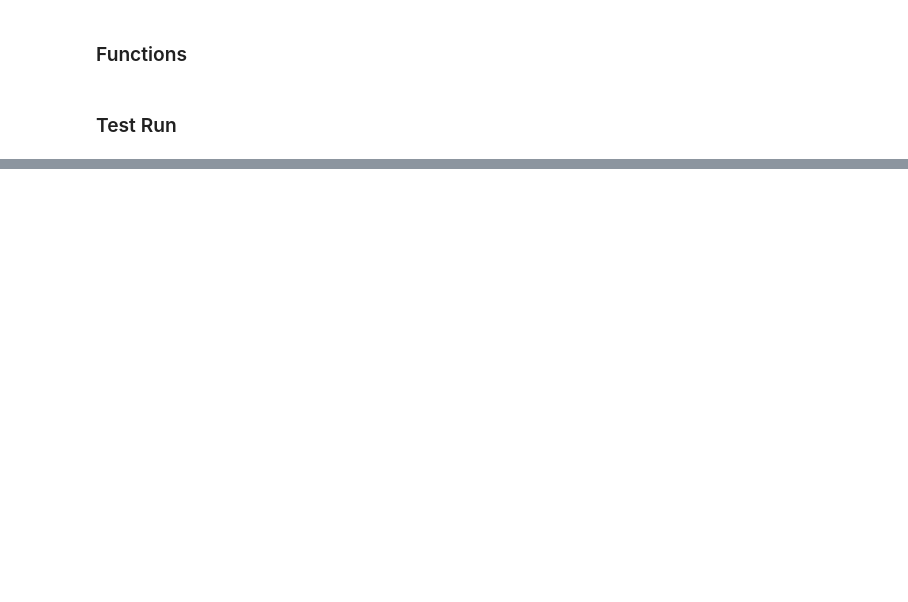
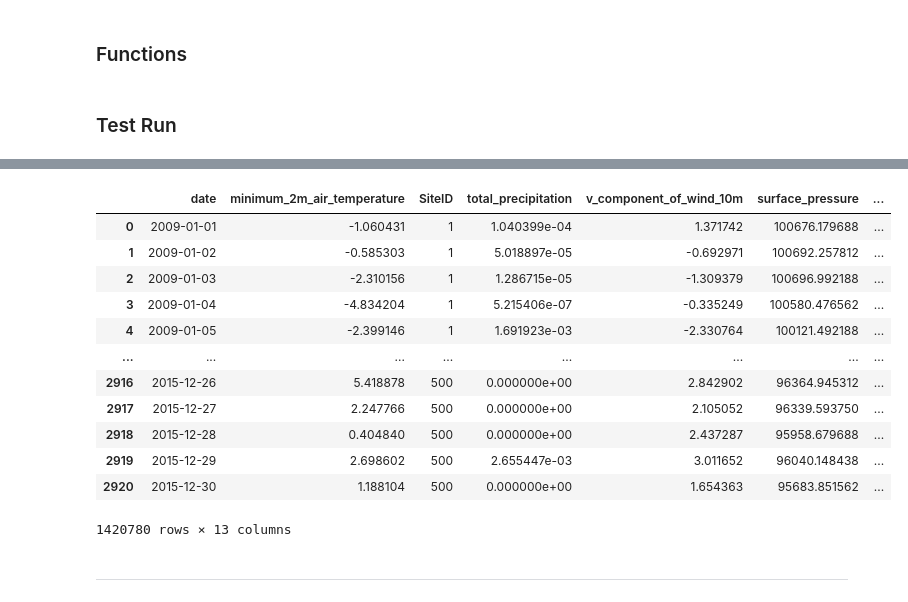
Before and after one commit to padasch/ifn_analysis, a Jupyter notebook: python/02_process_gee_data/process_era5_daily.ipynb, the cells around one changed output, grey strips where cells are left out. Drawn from its saved outputs; the diff is of its cells as text; code cells hidden in the pictures; blank space fills up the shorter version.

Commit message:
major changes to era5 processing

```diff
--- a/python/02_process_gee_data/process_era5_daily.ipynb
+++ b/python/02_process_gee_data/process_era5_daily.ipynb
@@ -415,0 +909,10 @@ test = extract_heatwave_metrics(
+# %%
+subset_all_data = pd.DataFrame()
+
+for i in range(len(sites_subset)):
+    # print(i)
+    df_tmp = load_and_merge_files(
+        sites_subset["id"].iloc[i], sites_subset["first_visit"].iloc[i]
+    )
+
+    subset_all_data = pd.concat([subset_all_data, df_tmp], axis=0)
@@ -415,0 +957,18 @@ test = extract_heatwave_metrics(
+# %%
+from pandarallel import pandarallel
+
+# Initialize pandarallel
+pandarallel.initialize()
+
+
+# Define function to apply to each group
+def apply_wrangling_to_group(group):
+    site_id = group["SiteID"].iloc[0]
+    first_year = group["first_year"].iloc[0]
+    return perform_wrangling_on_all_sites(site_id, first_year)
+
+
+# Apply function to each group in subset_all_data
+result = subset_all_data.groupby(["SiteID", "first_year"]).parallel_apply(
+    perform_wrangling_on_all_sites
+)
@@ -415,0 +994,33 @@ test = extract_heatwave_metrics(
+# %%
+import pandas as pd
+import concurrent.futures
+from utils import *
+
+# Group the main DataFrame by site id
+grouped = subset_all_data.groupby("SiteID")
+
+# Create a ProcessPoolExecutor
+with concurrent.futures.ProcessPoolExecutor() as executor:
+    # Use the map method to apply the function to each group
+    results = list(executor.map(apply_func, grouped))
+# %%
+outputs = pd.concat([pd.DataFrame(result) for result in results])
+
+outputs
+# outputs.shape
+# %% [output]
+|  | date | minimum_2m_air_temperature | SiteID | total_precipitation | v_component_of_wind_10m | surface_pressure | ... |
+| 0 | 2009-01-01 | -1.060431 | 1 | 1.040399e-04 | 1.371742 | 100676.179688 | ... |
+| 1 | 2009-01-02 | -0.585303 | 1 | 5.018897e-05 | -0.692971 | 100692.257812 | ... |
+| 2 | 2009-01-03 | -2.310156 | 1 | 1.286715e-05 | -1.309379 | 100696.992188 | ... |
+| 3 | 2009-01-04 | -4.834204 | 1 | 5.215406e-07 | -0.335249 | 100580.476562 | ... |
+| 4 | 2009-01-05 | -2.399146 | 1 | 1.691923e-03 | -2.330764 | 100121.492188 | ... |
+| ... | ... | ... | ... | ... | ... | ... | ... |
+| 2916 | 2015-12-26 | 5.418878 | 500 | 0.000000e+00 | 2.842902 | 96364.945312 | ... |
+| 2917 | 2015-12-27 | 2.247766 | 500 | 0.000000e+00 | 2.105052 | 96339.593750 | ... |
+| 2918 | 2015-12-28 | 0.404840 | 500 | 0.000000e+00 | 2.437287 | 95958.679688 | ... |
+| 2919 | 2015-12-29 | 2.698602 | 500 | 2.655447e-03 | 3.011652 | 96040.148438 | ... |
+| 2920 | 2015-12-30 | 1.188104 | 500 | 0.000000e+00 | 1.654363 | 95683.851562 | ... |
+1420780 rows × 13 columns
+# %% [markdown]
+---
```
Also changed, not shown: parts of 44 cells of this notebook.
